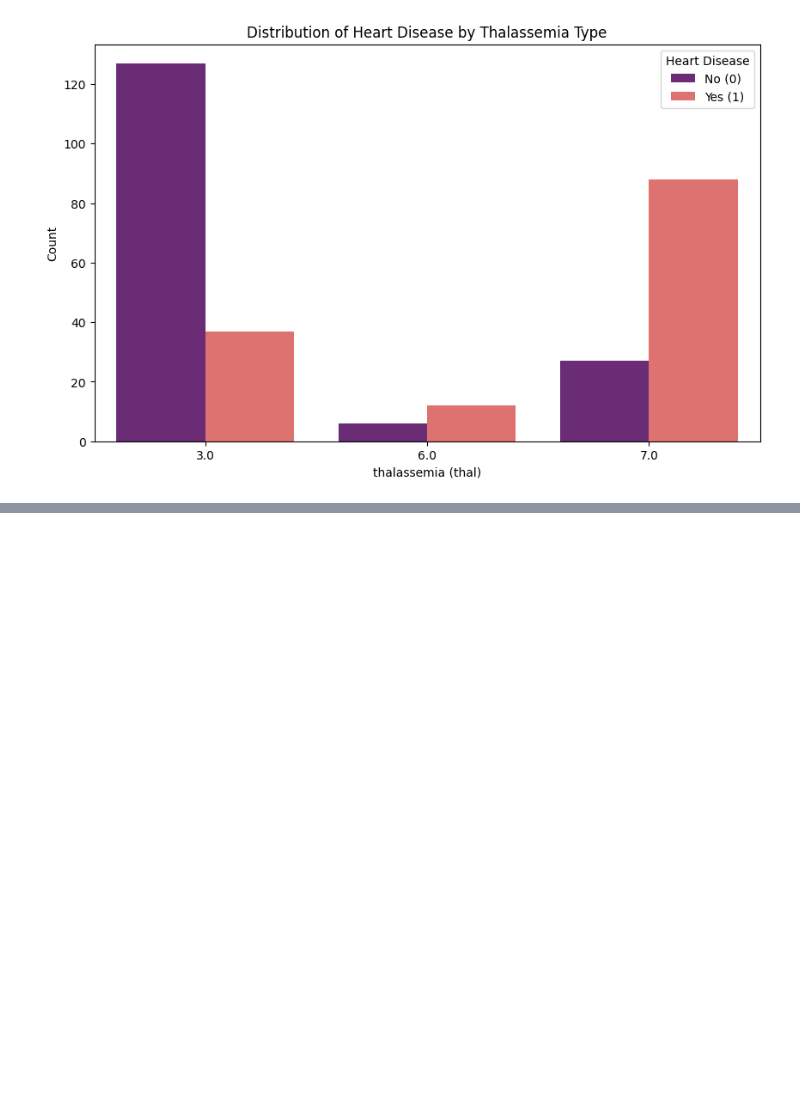
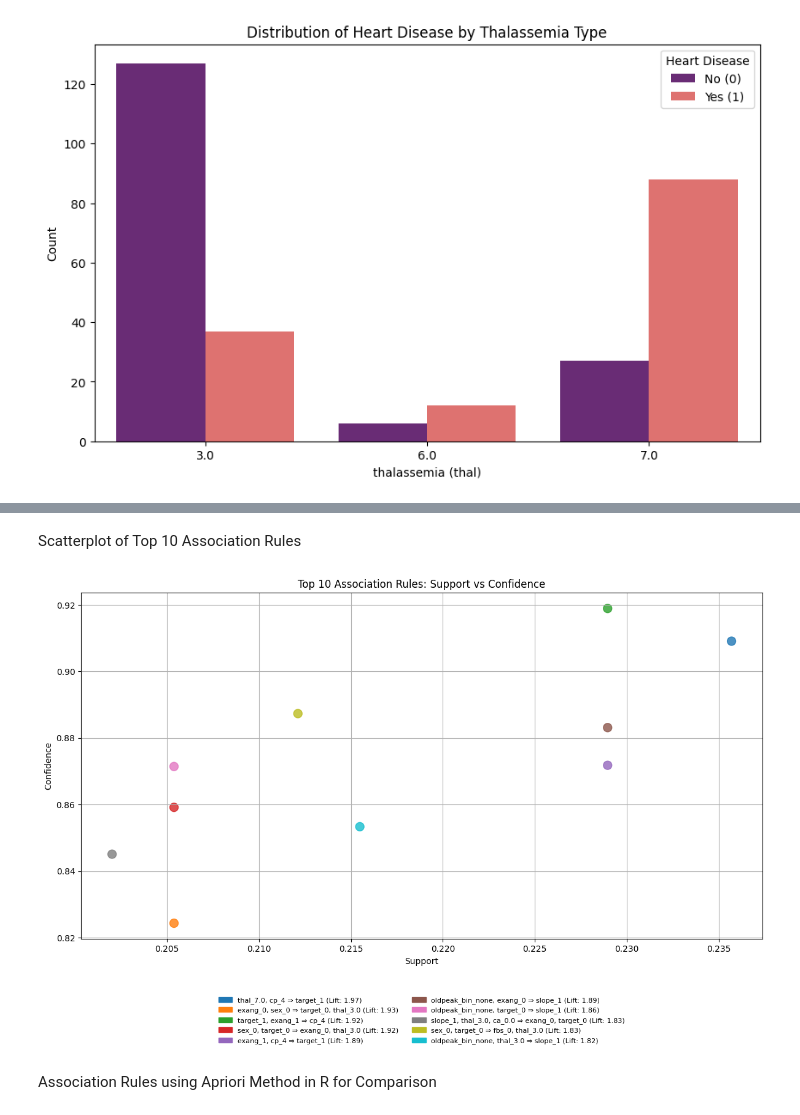
Before and after one commit to Mattkwan8/Machine-Learning-to-Predict-Heart-Disease, a Jupyter notebook: Machine Learning to predict heart disease.ipynb, the cells around one changed output, grey strips where cells are left out. Saved outputs shown, nothing was run; the diff lists cells and outputs as text; code cells hidden in the pictures; blank space fills up the shorter version.

```diff
--- a/Machine Learning to predict heart disease.ipynb
+++ b/Machine Learning to predict heart disease.ipynb
@@ -275,0 +398,48 @@ plt.show()
+# %% [markdown]
+Scatterplot of Top 10 Association Rules
+# %%
+import matplotlib.pyplot as plt
+import pandas as pd
+import matplotlib.patches as mpatches
+import numpy as np
+
+# Sort the rules by lift in descending order and select the top 10
+top_10_rules = rules.sort_values(by='lift', ascending=False).head(10).reset_index(drop=True)
+
+# Generate unique colors for each rule using the 'tab10' colormap
+num_rules = len(top_10_rules)
+colors = plt.cm.get_cmap('tab10', num_rules).colors
+
+# Create a scatter plot of support vs confidence
+plt.figure(figsize=(12, 8))
+scatter = plt.scatter(
+    top_10_rules['support'],
+    top_10_rules['confidence'],
+    s= 100,
+    c=colors,
+    alpha=0.8
+)
+
+# Create a legend with rule labels and their lift values
+legend_patches = []
+for i, row in top_10_rules.iterrows():
+    rule_text = f"{', '.join(list(row['antecedents']))} ⇒ {', '.join(list(row['consequents']))}"
+    lift_text = f"Lift: {row['lift']:.2f}"
+    patch = mpatches.Patch(color=colors[i], label=f"{rule_text} ({lift_text})")
+    legend_patches.append(patch)
+
+# Add the legend to bottom of the plot
+plt.legend(handles=legend_patches, loc='upper center', bbox_to_anchor=(0.5, -0.15),
+           fontsize=8, ncol=2, frameon=False)
+
+# Plot labels and title
+plt.title("Top 10 Association Rules: Support vs Confidence")
+plt.xlabel("Support")
+plt.ylabel("Confidence")
+plt.grid(True)
+plt.tight_layout()
+plt.show()
+# %% [output]
+[figure, added]
+# %% [markdown]
+Association Rules using Apriori Method in R for Comparison
```
Also changed, not shown: parts of 31 cells of this notebook.
